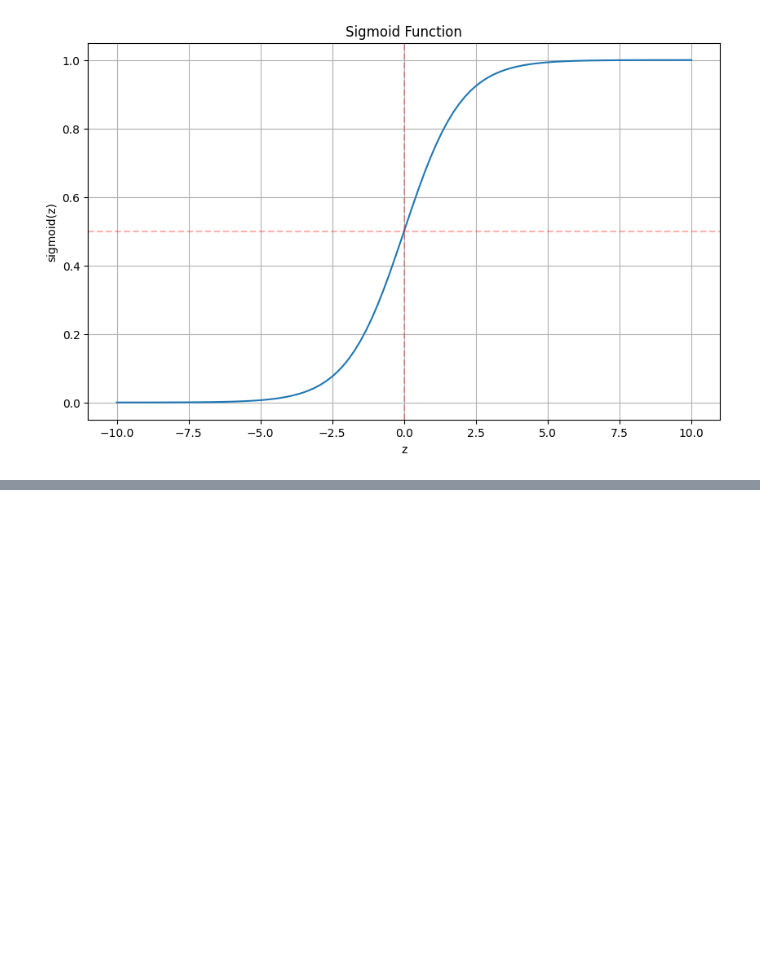
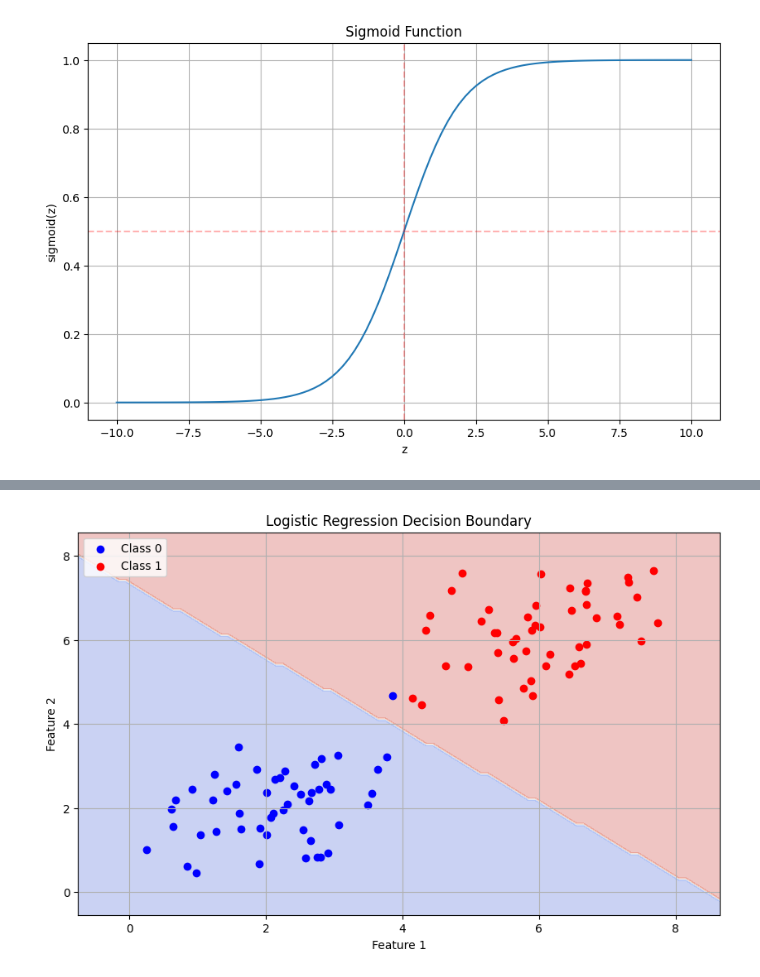
Before and after one commit to dynstat/DSA-ML, a Jupyter notebook: 17april25/logistic-regression.ipynb, the cells around one changed output, grey strips where cells are left out. Cells and saved outputs as stored; diff of their text form; code cells hidden in the pictures; blank space fills up the shorter version.

```diff
--- a/17april25/logistic-regression.ipynb
+++ b/17april25/logistic-regression.ipynb
@@ -38,0 +300,42 @@ plt.show()
+# %%
+def plot_decision_boundary(X, y, w, b):
+    """
+    Plot the decision boundary of the logistic regression model
+
+    Parameters:
+        X (ndarray): Input features, shape (n_samples, n_features)
+        y (ndarray): Target labels, shape (n_samples,)
+        w (ndarray): Trained weights, shape (n_features,)
+        b (float): Trained bias
+    """
+    # Create a grid over the feature space
+    x1_min, x1_max = X[:, 0].min() - 1, X[:, 0].max() + 1
+    x2_min, x2_max = X[:, 1].min() - 1, X[:, 1].max() + 1
+    xx1, xx2 = np.meshgrid(np.arange(x1_min, x1_max, 0.1),
+                          np.arange(x2_min, x2_max, 0.1))
+
+    # Flatten the grid points
+    grid_points = np.c_[xx1.ravel(), xx2.ravel()]
+
+    # Make predictions on all grid points
+    predictions, _ = predict(grid_points, w, b)
+
+    # Reshape the predictions to match the grid
+    predictions = predictions.reshape(xx1.shape)
+
+    # Plot the decision boundary and data points
+    plt.figure(figsize=(10, 6))
+    plt.contourf(xx1, xx2, predictions, alpha=0.3, cmap=plt.cm.coolwarm)
+    plt.scatter(X[y==0, 0], X[y==0, 1], color='blue', label='Class 0')
+    plt.scatter(X[y==1, 0], X[y==1, 1], color='red', label='Class 1')
+    plt.xlabel('Feature 1')
+    plt.ylabel('Feature 2')
+    plt.title('Logistic Regression Decision Boundary')
+    plt.legend()
+    plt.grid(True)
+    plt.show()
+
+# Plot the decision boundary
+plot_decision_boundary(X, y, w_final, b_final)
+# %% [output]
+[figure, added]
```
Also changed, not shown: parts of 15 cells of this notebook.
